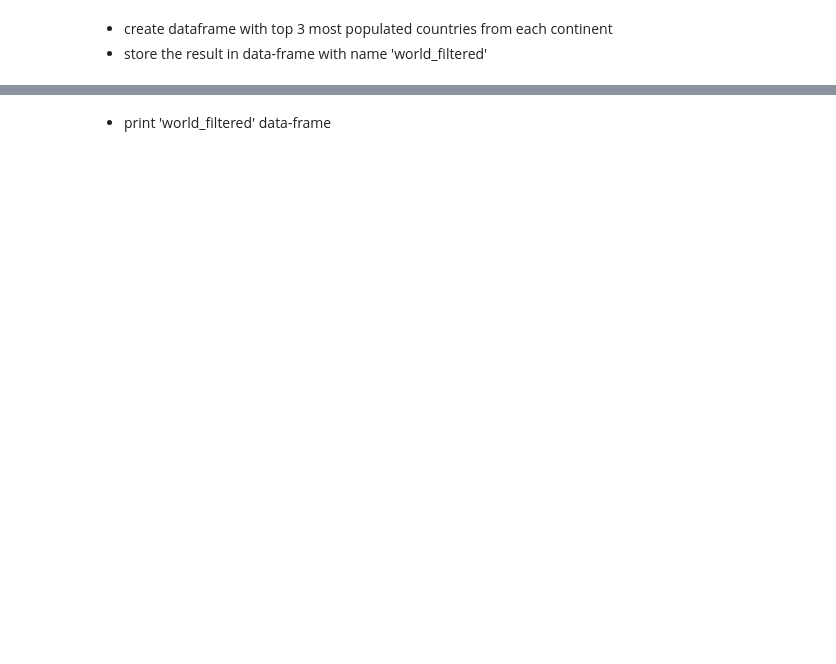
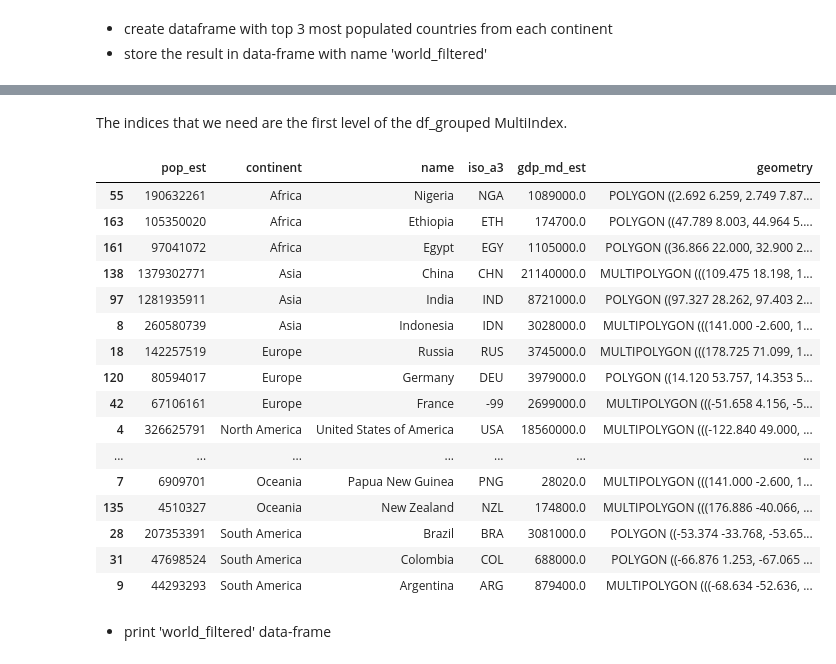
Before and after one commit to ryan-ferns/DS_auticon_dataviz, a Jupyter notebook: maps_exercise.ipynb, the cells around one changed output, grey strips where cells are left out. Drawn from its saved outputs; the diff is of its cells as text; code cells hidden in the pictures; blank space fills up the shorter version.

```diff
--- a/maps_exercise.ipynb
+++ b/maps_exercise.ipynb
@@ -16,0 +72,4 @@ world = gpd.read_file(gpd.datasets.get_path('naturalearth_lowres'))
+# %%
+cnt_counts = world['continent'].value_counts()
+cnts_to_drop = cnt_counts[(cnt_counts==1)].index.tolist()
+cnts_to_drop
@@ -19,0 +166,2 @@ world = gpd.read_file(gpd.datasets.get_path('naturalearth_lowres'))
+# %% [markdown]
+The indices that we need are the first level of the df_grouped MultiIndex.
@@ -20,2 +170,23 @@ world = gpd.read_file(gpd.datasets.get_path('naturalearth_lowres'))
+# %%
+world_filtered = world.iloc[top_cntry_index]
+world_filtered
+# %% [output]
+|  | pop_est | continent | name | iso_a3 | gdp_md_est | geometry |
+| 55 | 190632261 | Africa | Nigeria | NGA | 1089000.0 | POLYGON ((2.692 6.259, 2.749 7.87... |
+| 163 | 105350020 | Africa | Ethiopia | ETH | 174700.0 | POLYGON ((47.789 8.003, 44.964 5.... |
+| 161 | 97041072 | Africa | Egypt | EGY | 1105000.0 | POLYGON ((36.866 22.000, 32.900 2... |
+| 138 | 1379302771 | Asia | China | CHN | 21140000.0 | MULTIPOLYGON (((109.475 18.198, 1... |
+| 97 | 1281935911 | Asia | India | IND | 8721000.0 | POLYGON ((97.327 28.262, 97.403 2... |
+| 8 | 260580739 | Asia | Indonesia | IDN | 3028000.0 | MULTIPOLYGON (((141.000 -2.600, 1... |
+| 18 | 142257519 | Europe | Russia | RUS | 3745000.0 | MULTIPOLYGON (((178.725 71.099, 1... |
+| 120 | 80594017 | Europe | Germany | DEU | 3979000.0 | POLYGON ((14.120 53.757, 14.353 5... |
+| 42 | 67106161 | Europe | France | -99 | 2699000.0 | MULTIPOLYGON (((-51.658 4.156, -5... |
+| 4 | 326625791 | North America | United States of America | USA | 18560000.0 | MULTIPOLYGON (((-122.840 49.000, ... |
+| ... | ... | ... | ... | ... | ... | ... |
+| 7 | 6909701 | Oceania | Papua New Guinea | PNG | 28020.0 | MULTIPOLYGON (((141.000 -2.600, 1... |
+| 135 | 4510327 | Oceania | New Zealand | NZL | 174800.0 | MULTIPOLYGON (((176.886 -40.066, ... |
+| 28 | 207353391 | South America | Brazil | BRA | 3081000.0 | POLYGON ((-53.374 -33.768, -53.65... |
+| 31 | 47698524 | South America | Colombia | COL | 688000.0 | POLYGON ((-66.876 1.253, -67.065 ... |
+| 9 | 44293293 | South America | Argentina | ARG | 879400.0 | MULTIPOLYGON (((-68.634 -52.636, ... |
 # %% [markdown]
 * print 'world_filtered' data-frame
```
Also changed, not shown: parts of 27 cells of this notebook.
